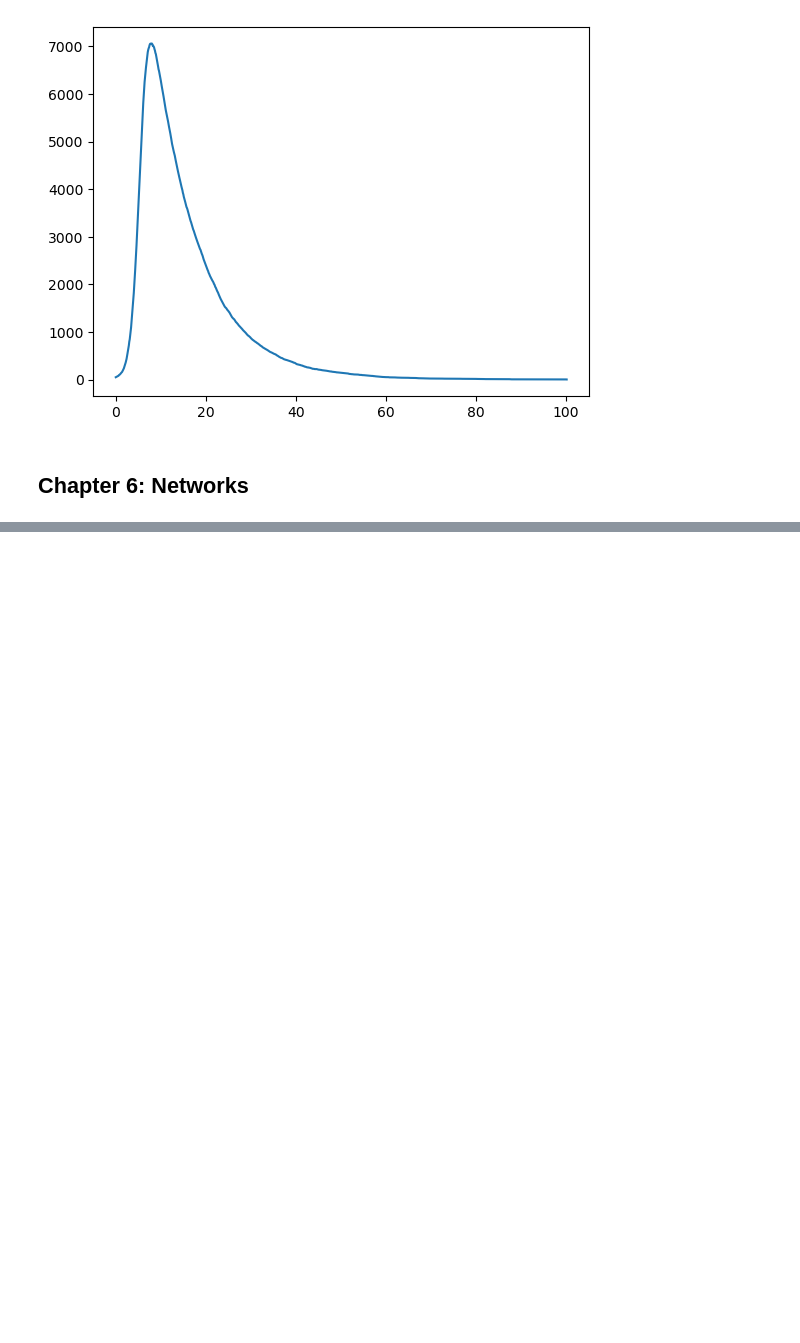
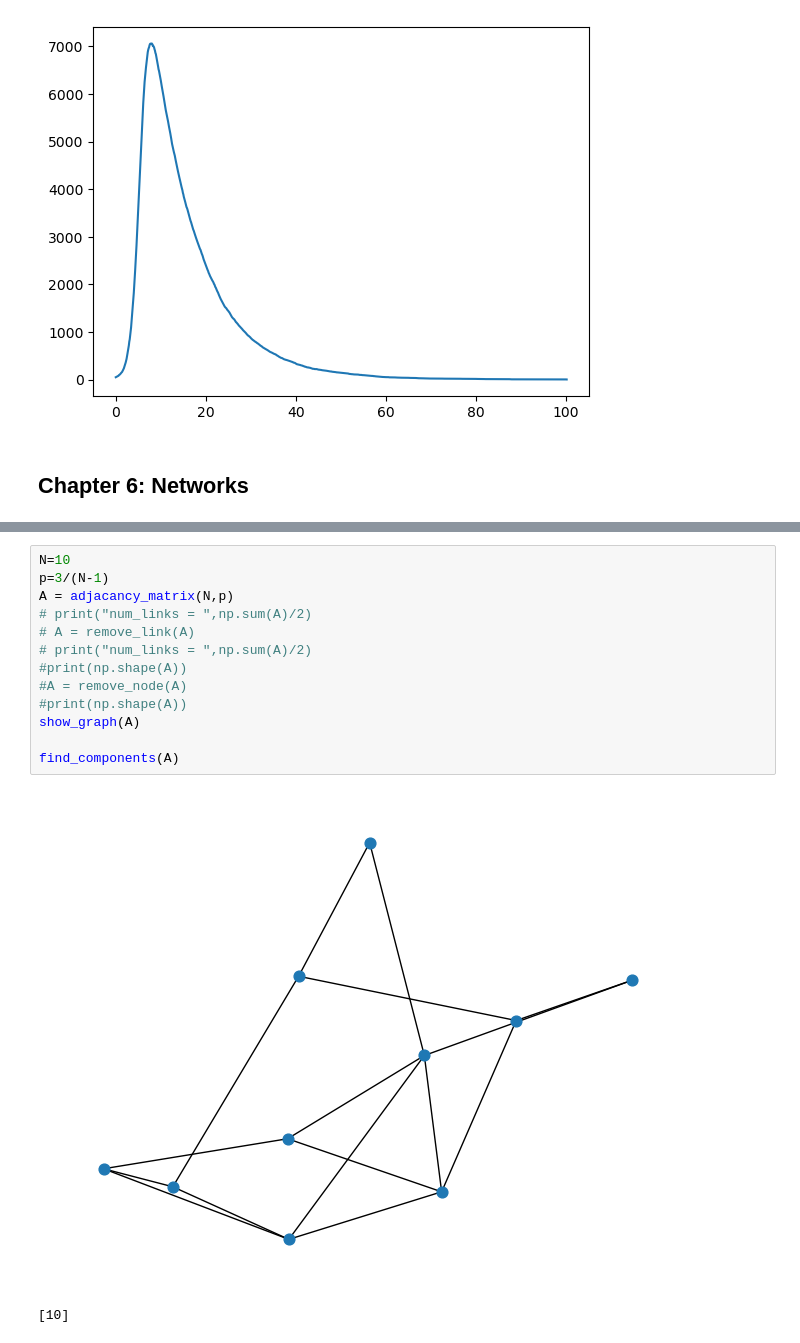
Before and after one commit to SSBNS/Complex_physics_SSBNS, a Jupyter notebook: Exercises.ipynb, the cells around one changed output, grey strips where cells are left out. Cells and saved outputs as stored; diff of their text form; blank space fills up the shorter version.

```diff
--- a/Exercises.ipynb
+++ b/Exercises.ipynb
@@ -774,0 +846,16 @@ plt.plot(N_list,triangle_number)
+# %%
+N=10
+p=3/(N-1)
+A = adjacancy_matrix(N,p)
+# print("num_links = ",np.sum(A)/2)
+# A = remove_link(A)
+# print("num_links = ",np.sum(A)/2)
+#print(np.shape(A))
+#A = remove_node(A)
+#print(np.shape(A))
+show_graph(A)
+
+find_components(A)
+# %% [output]
+[figure, added]
+[10]
```
Also changed, not shown: parts of 8 cells of this notebook.
